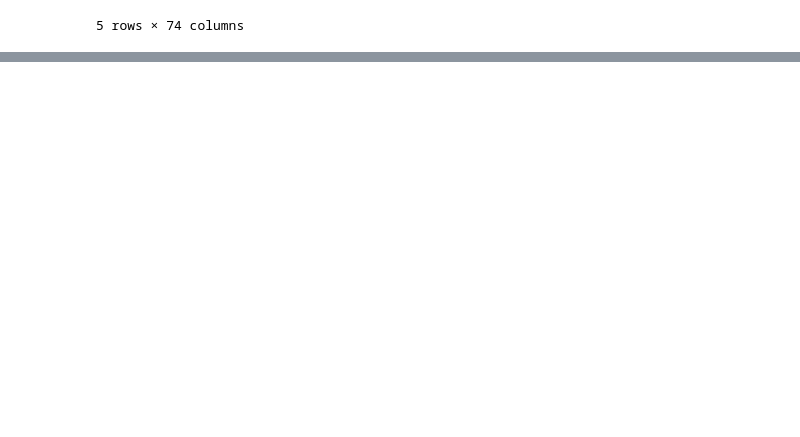
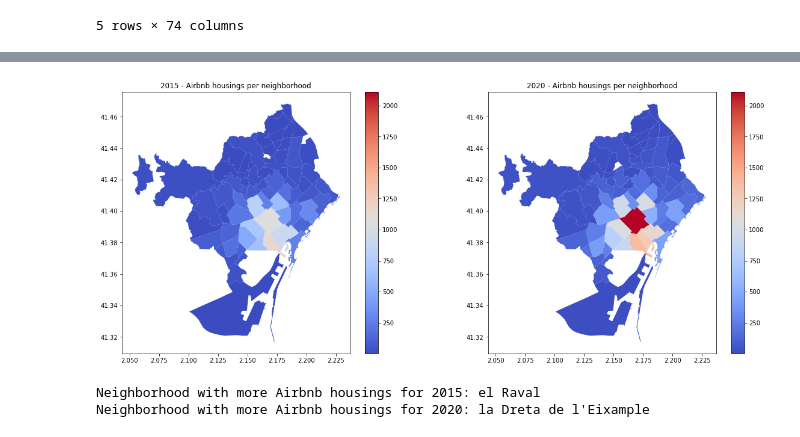
Before and after one commit to AntoniaVillarino/renting_airbnb_barcelona, a Jupyter notebook: airbnb_EDA.ipynb, the cells around one changed output, grey strips where cells are left out. Saved outputs shown, nothing was run; the diff lists cells and outputs as text; code cells hidden in the pictures; blank space fills up the shorter version.

Commit message:
Exploration geographic distribution airbnb housings

```diff
--- a/airbnb_EDA.ipynb
+++ b/airbnb_EDA.ipynb
@@ -51,0 +104,5 @@ Index(['id', 'name', 'host_id', 'host_name', 'neighbourhood_group',
+# %%
+barcelona = geopandas.read_file("./data/geojson/neighborhoods.geojson")
+print(barcelona.shape)
+print(barcelona.columns)
+barcelona.head()
@@ -51,0 +177,9 @@ Index(['id', 'name', 'host_id', 'host_name', 'neighbourhood_group',
+# %%
+geo_barcelona = barcelona[['BARRI', 'NOM', 'geometry']]
+
+housings_per_neigh_2015 = df_airbnb_2015[['id','neighbourhood']].groupby(by='neighbourhood').count().reset_index()
+housings_per_neigh_2015.columns = ['neighbourhood', 'housing_count']
+
+housings_per_neigh_2020 = df_airbnb_2020[['id','neighbourhood']].groupby(by='neighbourhood').count().reset_index()
+housings_per_neigh_2020.columns = ['neighbourhood', 'housing_count']
+housings_per_neigh_2020
@@ -51,0 +200,3 @@ Index(['id', 'name', 'host_id', 'host_name', 'neighbourhood_group',
+# %%
+merged_2015 = geo_barcelona.merge(housings_per_neigh_2015, left_on='NOM', right_on='neighbourhood', how='outer')
+merged_2015.head()
@@ -51,0 +210,3 @@ Index(['id', 'name', 'host_id', 'host_name', 'neighbourhood_group',
+# %%
+merged_2020 = geo_barcelona.merge(housings_per_neigh_2020, left_on='NOM', right_on='neighbourhood', how='outer')
+merged_2020.head()
@@ -51,0 +220,25 @@ Index(['id', 'name', 'host_id', 'host_name', 'neighbourhood_group',
+# %%
+# calculate the minimum count for 2015 and 2020, and the maximum count for 2015 and 2020, to make the side bars equal
+vmin = merged_2015['housing_count'].min() if merged_2015['housing_count'].min() < merged_2020['housing_count'].min() else merged_2020['housing_count'].min()
+vmax = merged_2015['housing_count'].max() if merged_2015['housing_count'].max() > merged_2020['housing_count'].max() else merged_2020['housing_count'].max()
+
+
+fig = plt.figure(figsize=(20,8))
+
+ax = fig.add_subplot(1,2,1)
+ax.set_aspect('equal')
+merged_2015.plot(column='housing_count', cmap='coolwarm', vmin=vmin, vmax=vmax, legend=True, ax=ax)
+plt.title('2015 - Airbnb housings per neighborhood')
+
+ax = fig.add_subplot(1,2,2)
+ax.set_aspect('equal')
+merged_2020.plot(column='housing_count', cmap='coolwarm', vmin=vmin, vmax=vmax, legend=True, ax=ax)
+_ = plt.title('2020 - Airbnb housings per neighborhood')
+# %% [output]
+[figure, added]
+# %%
+print(f"Neighborhood with more Airbnb housings for 2015: {merged_2015[merged_2015['housing_count'] == merged_2015['housing_count'].max()]['NOM'].values[0]}")
+print(f"Neighborhood with more Airbnb housings for 2020: {merged_2020[merged_2020['housing_count'] == merged_2020['housing_count'].max()]['NOM'].values[0]}")
+# %% [output]
+Neighborhood with more Airbnb housings for 2015: el Raval
+Neighborhood with more Airbnb housings for 2020: la Dreta de l'Eixample
```
Also changed, not shown: parts of 25 cells of this notebook, 3 other files.
